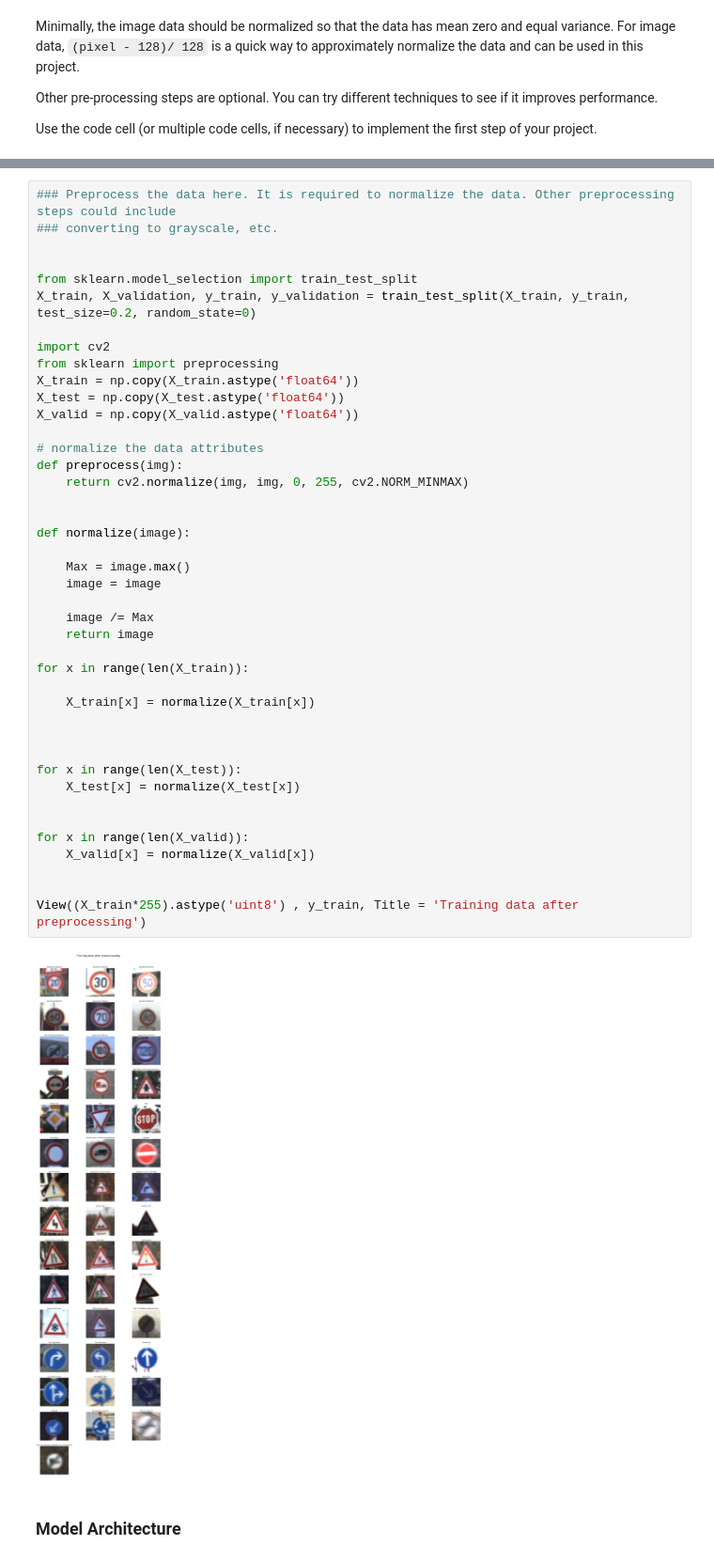
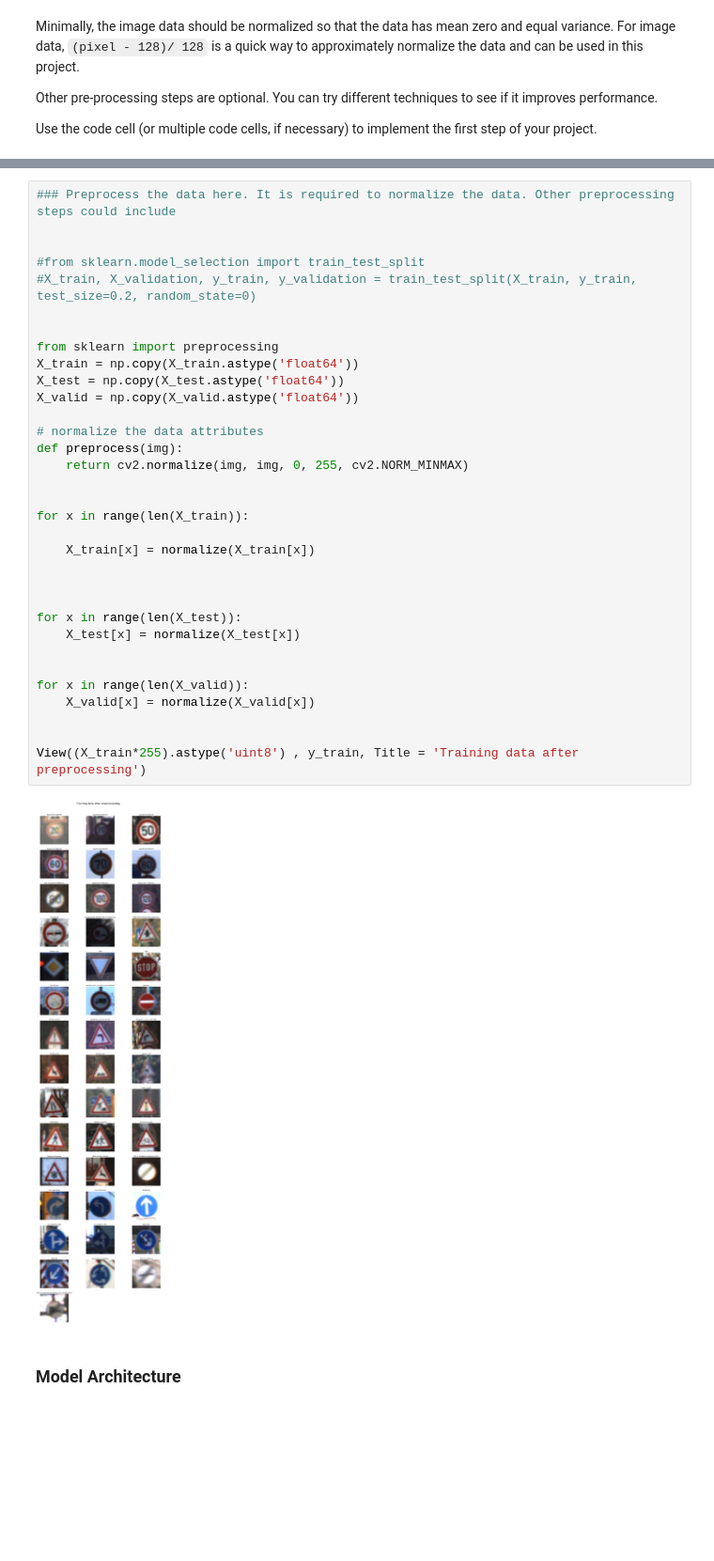
Before and after one commit to Emad-W/CarND-Traffic-Sign-Classifier-Project, a Jupyter notebook: Traffic_Sign_Classifier.ipynb, the cells around one changed output, grey strips where cells are left out. Shown: that part at 94% size. Cells and saved outputs as stored; diff of their text form; blank space fills up the shorter version.

```diff
--- a/Traffic_Sign_Classifier.ipynb
+++ b/Traffic_Sign_Classifier.ipynb
@@ -185,47 +203,38 @@ Use the code cell (or multiple code cells, if necessary) to implement the first
 # %%
 ### Preprocess the data here. It is required to normalize the data. Other preprocessing steps could include
-### converting to grayscale, etc.
 
 
-from sklearn.model_selection import train_test_split
-X_train, X_validation, y_train, y_validation = train_test_split(X_train, y_train, test_size=0.2, random_state=0)
+#from sklearn.model_selection import train_test_split
+#X_train, X_validation, y_train, y_validation = train_test_split(X_train, y_train, test_size=0.2, random_state=0)
 
-import cv2
+
 from sklearn import preprocessing
 X_train = np.copy(X_train.astype('float64'))
 X_test = np.copy(X_test.astype('float64'))
 X_valid = np.copy(X_valid.astype('float64'))
 
 # normalize the data attributes
 def preprocess(img):
     return cv2.normalize(img, img, 0, 255, cv2.NORM_MINMAX)
 
-
-def normalize(image):
-
-    Max = image.max()
-    image = image
-
-    image /= Max
-    return image
 
 for x in range(len(X_train)):
 
     X_train[x] = normalize(X_train[x])
 
 
 
 for x in range(len(X_test)):
     X_test[x] = normalize(X_test[x])
 
 
 for x in range(len(X_valid)):
     X_valid[x] = normalize(X_valid[x])
 
 
 View((X_train*255).astype('uint8') , y_train, Title = 'Training data after preprocessing')
 # %% [output]
-[figure, old version]
+[figure, new version]
 # %% [markdown]
 ### Model Architecture
 # %%
```
Also changed, not shown: parts of 8 cells of this notebook, 11 other files.
